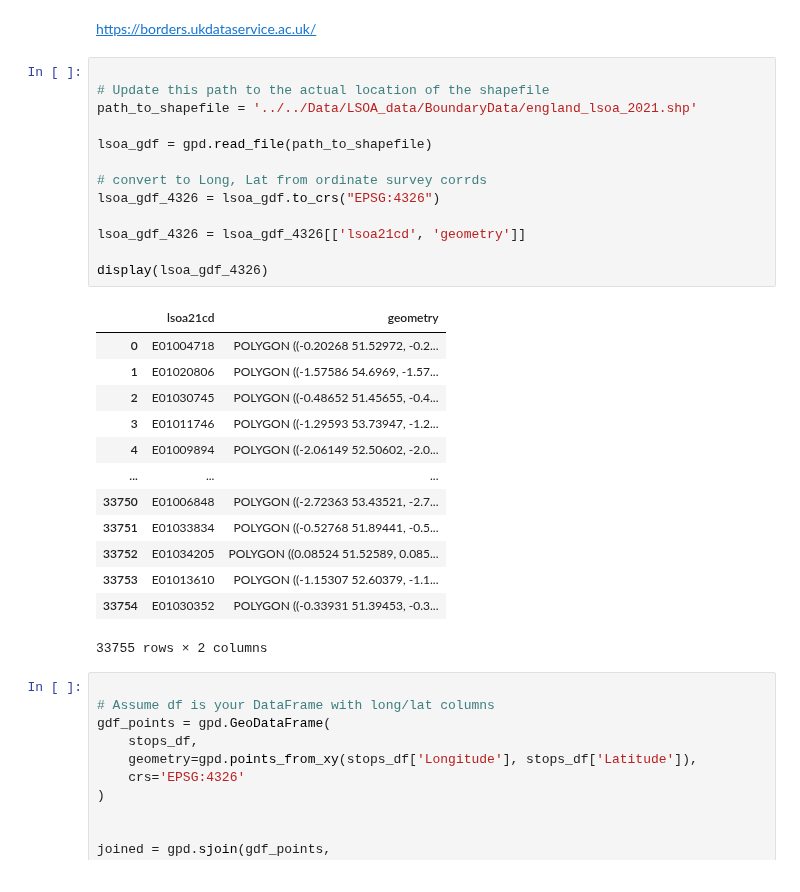
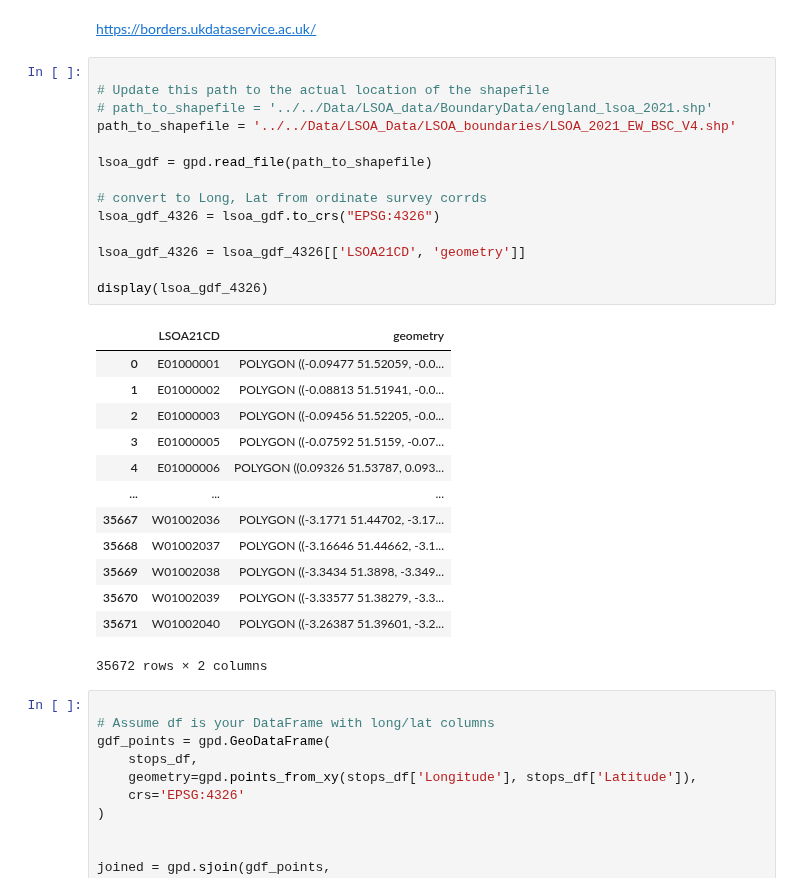
Before and after one commit to KofiBartonByfield/Dissertation, a Jupyter notebook: Code/Data Collection/create_csv.ipynb, the cells around one changed output. Cells and saved outputs as stored; diff of their text form.

```diff
--- a/Code/Data Collection/create_csv.ipynb
+++ b/Code/Data Collection/create_csv.ipynb
@@ -88,30 +88,31 @@ https://borders.ukdataservice.ac.uk/
 # %%
 
 # Update this path to the actual location of the shapefile
-path_to_shapefile = '../../Data/LSOA_data/BoundaryData/england_lsoa_2021.shp'
+# path_to_shapefile = '../../Data/LSOA_data/BoundaryData/england_lsoa_2021.shp'
+path_to_shapefile = '../../Data/LSOA_Data/LSOA_boundaries/LSOA_2021_EW_BSC_V4.shp'
 
 lsoa_gdf = gpd.read_file(path_to_shapefile)
 
 # convert to Long, Lat from ordinate survey corrds
 lsoa_gdf_4326 = lsoa_gdf.to_crs("EPSG:4326")
 
-lsoa_gdf_4326 = lsoa_gdf_4326[['lsoa21cd', 'geometry']]
+lsoa_gdf_4326 = lsoa_gdf_4326[['LSOA21CD', 'geometry']]
 
 display(lsoa_gdf_4326)
 # %% [output]
-|  | lsoa21cd | geometry |
-| 0 | E01004718 | POLYGON ((-0.20268 51.52972, -0.2... |
-| 1 | E01020806 | POLYGON ((-1.57586 54.6969, -1.57... |
-| 2 | E01030745 | POLYGON ((-0.48652 51.45655, -0.4... |
-| 3 | E01011746 | POLYGON ((-1.29593 53.73947, -1.2... |
-| 4 | E01009894 | POLYGON ((-2.06149 52.50602, -2.0... |
+|  | LSOA21CD | geometry |
+| 0 | E01000001 | POLYGON ((-0.09477 51.52059, -0.0... |
+| 1 | E01000002 | POLYGON ((-0.08813 51.51941, -0.0... |
+| 2 | E01000003 | POLYGON ((-0.09456 51.52205, -0.0... |
+| 3 | E01000005 | POLYGON ((-0.07592 51.5159, -0.07... |
+| 4 | E01000006 | POLYGON ((0.09326 51.53787, 0.093... |
 | ... | ... | ... |
-| 33750 | E01006848 | POLYGON ((-2.72363 53.43521, -2.7... |
-| 33751 | E01033834 | POLYGON ((-0.52768 51.89441, -0.5... |
-| 33752 | E01034205 | POLYGON ((0.08524 51.52589, 0.085... |
-| 33753 | E01013610 | POLYGON ((-1.15307 52.60379, -1.1... |
-| 33754 | E01030352 | POLYGON ((-0.33931 51.39453, -0.3... |
+| 35667 | W01002036 | POLYGON ((-3.1771 51.44702, -3.17... |
+| 35668 | W01002037 | POLYGON ((-3.16646 51.44662, -3.1... |
+| 35669 | W01002038 | POLYGON ((-3.3434 51.3898, -3.349... |
+| 35670 | W01002039 | POLYGON ((-3.33577 51.38279, -3.3... |
+| 35671 | W01002040 | POLYGON ((-3.26387 51.39601, -3.2... |
-33755 rows × 2 columns
+35672 rows × 2 columns
 # %%
 
 # Assume df is your DataFrame with long/lat columns
```
Also changed, not shown: parts of 11 cells of this notebook, 1 other file.
